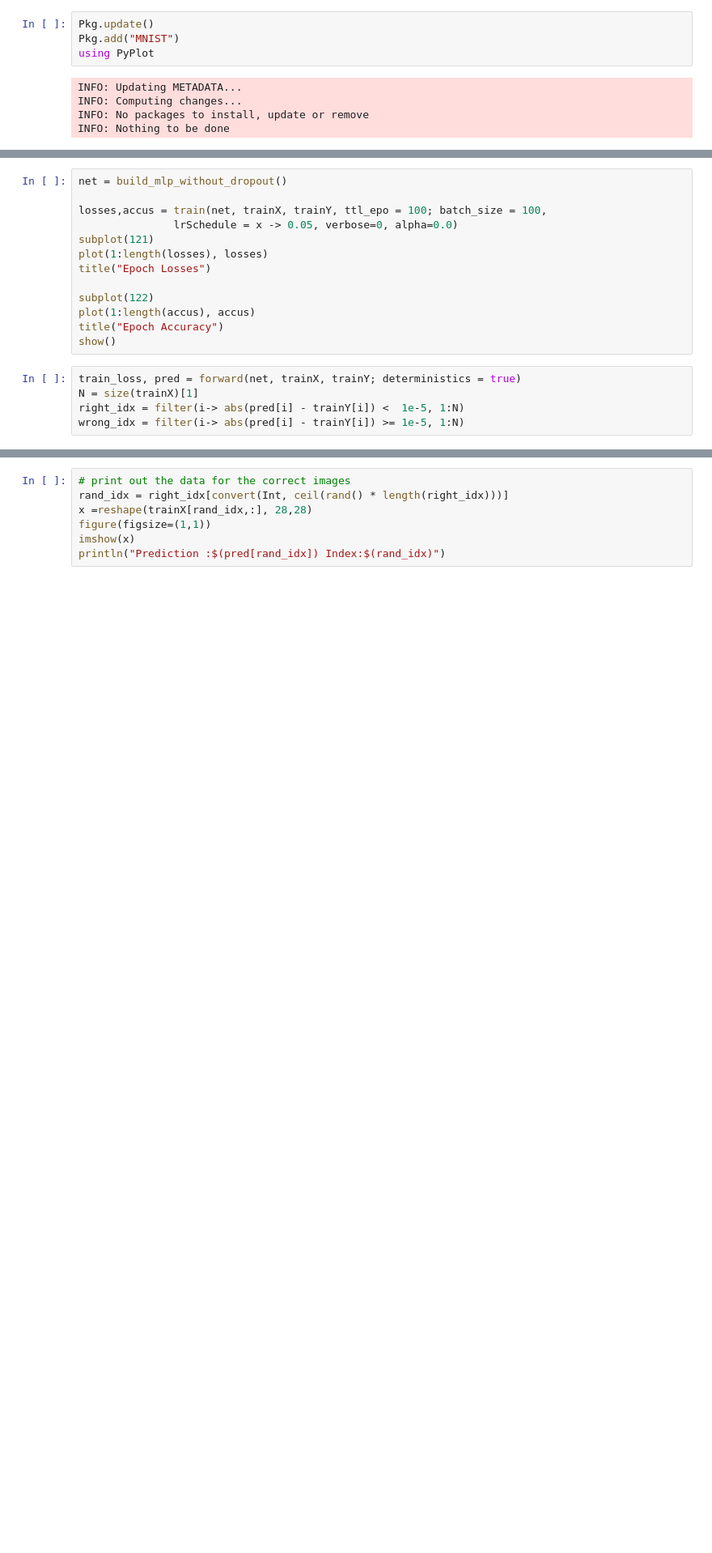
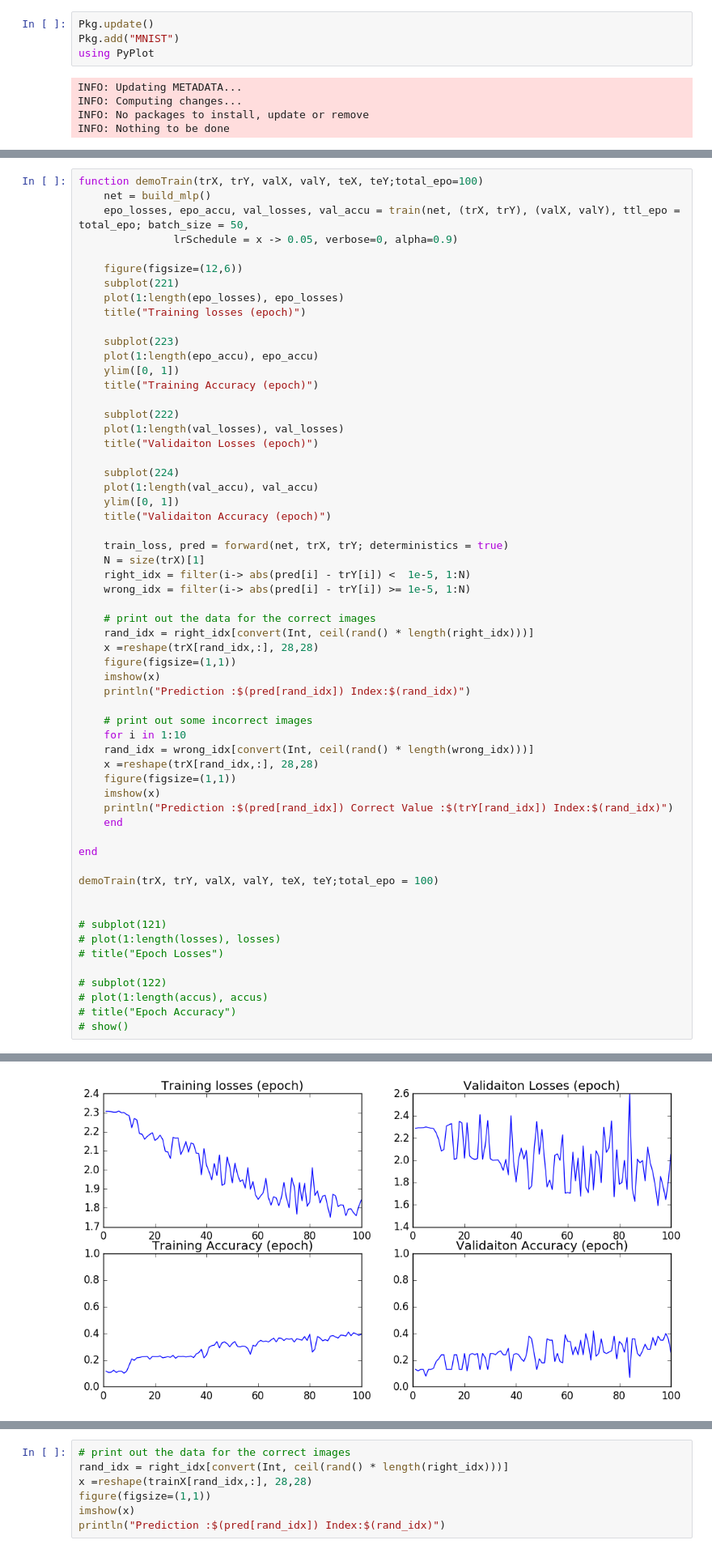
Before and after one commit to stevenygd/NN.jl, a Jupyter notebook: MLP Playground.ipynb, the cells around one changed output, grey strips where cells are left out. Shown at 81% size. Saved outputs shown, nothing was run; the diff lists cells and outputs as text; blank space fills up the shorter version.

Commit message:
demo, yet convergeing slowly

```diff
--- a/MLP Playground.ipynb
+++ b/MLP Playground.ipynb
@@ -228,18 +207,0 @@ size(trainX)
-# %%
-net = build_mlp_without_dropout()
-
-losses,accus = train(net, trainX, trainY, ttl_epo = 100; batch_size = 100,
-               lrSchedule = x -> 0.05, verbose=0, alpha=0.0)
-subplot(121)
-plot(1:length(losses), losses)
-title("Epoch Losses")
-
-subplot(122)
-plot(1:length(accus), accus)
-title("Epoch Accuracy")
-show()
-# %%
-train_loss, pred = forward(net, trainX, trainY; deterministics = true)
-N = size(trainX)[1]
-right_idx = filter(i-> abs(pred[i] - trainY[i]) <  1e-5, 1:N)
-wrong_idx = filter(i-> abs(pred[i] - trainY[i]) >= 1e-5, 1:N)
@@ -263,0 +212,60 @@ wrong_idx = filter(i-> abs(pred[i] - trainY[i]) >= 1e-5, 1:N)
+# %%
+function demoTrain(trX, trY, valX, valY, teX, teY;total_epo=100)
+    net = build_mlp()
+    epo_losses, epo_accu, val_losses, val_accu = train(net, (trX, trY), (valX, valY), ttl_epo = total_epo; batch_size = 50,
+               lrSchedule = x -> 0.05, verbose=0, alpha=0.9)
+
+    figure(figsize=(12,6))
+    subplot(221)
+    plot(1:length(epo_losses), epo_losses)
+    title("Training losses (epoch)")
+
+    subplot(223)
+    plot(1:length(epo_accu), epo_accu)
+    ylim([0, 1])
+    title("Training Accuracy (epoch)")
+
+    subplot(222)
+    plot(1:length(val_losses), val_losses)
+    title("Validaiton Losses (epoch)")
+
+    subplot(224)
+    plot(1:length(val_accu), val_accu)
+    ylim([0, 1])
+    title("Validaiton Accuracy (epoch)")
+
+    train_loss, pred = forward(net, trX, trY; deterministics = true)
+    N = size(trX)[1]
+    right_idx = filter(i-> abs(pred[i] - trY[i]) <  1e-5, 1:N)
+    wrong_idx = filter(i-> abs(pred[i] - trY[i]) >= 1e-5, 1:N)
+
+    # print out the data for the correct images
+    rand_idx = right_idx[convert(Int, ceil(rand() * length(right_idx)))]
+    x =reshape(trX[rand_idx,:], 28,28)
+    figure(figsize=(1,1))
+    imshow(x)
+    println("Prediction :$(pred[rand_idx]) Index:$(rand_idx)")
+
+    # print out some incorrect images
+    for i in 1:10
+    rand_idx = wrong_idx[convert(Int, ceil(rand() * length(wrong_idx)))]
+    x =reshape(trX[rand_idx,:], 28,28)
+    figure(figsize=(1,1))
+    imshow(x)
+    println("Prediction :$(pred[rand_idx]) Correct Value :$(trY[rand_idx]) Index:$(rand_idx)")
+    end
+
+end
+
+demoTrain(trX, trY, valX, valY, teX, teY;total_epo = 100)
+
+
+# subplot(121)
+# plot(1:length(losses), losses)
+# title("Epoch Losses")
+
+# subplot(122)
+# plot(1:length(accus), accus)
+# title("Epoch Accuracy")
+# show()
+# %% [output]
@@ -263,0 +284 @@ wrong_idx = filter(i-> abs(pred[i] - trainY[i]) >= 1e-5, 1:N)
+[figure, added]
```
Also changed, not shown: parts of 13 cells of this notebook.
